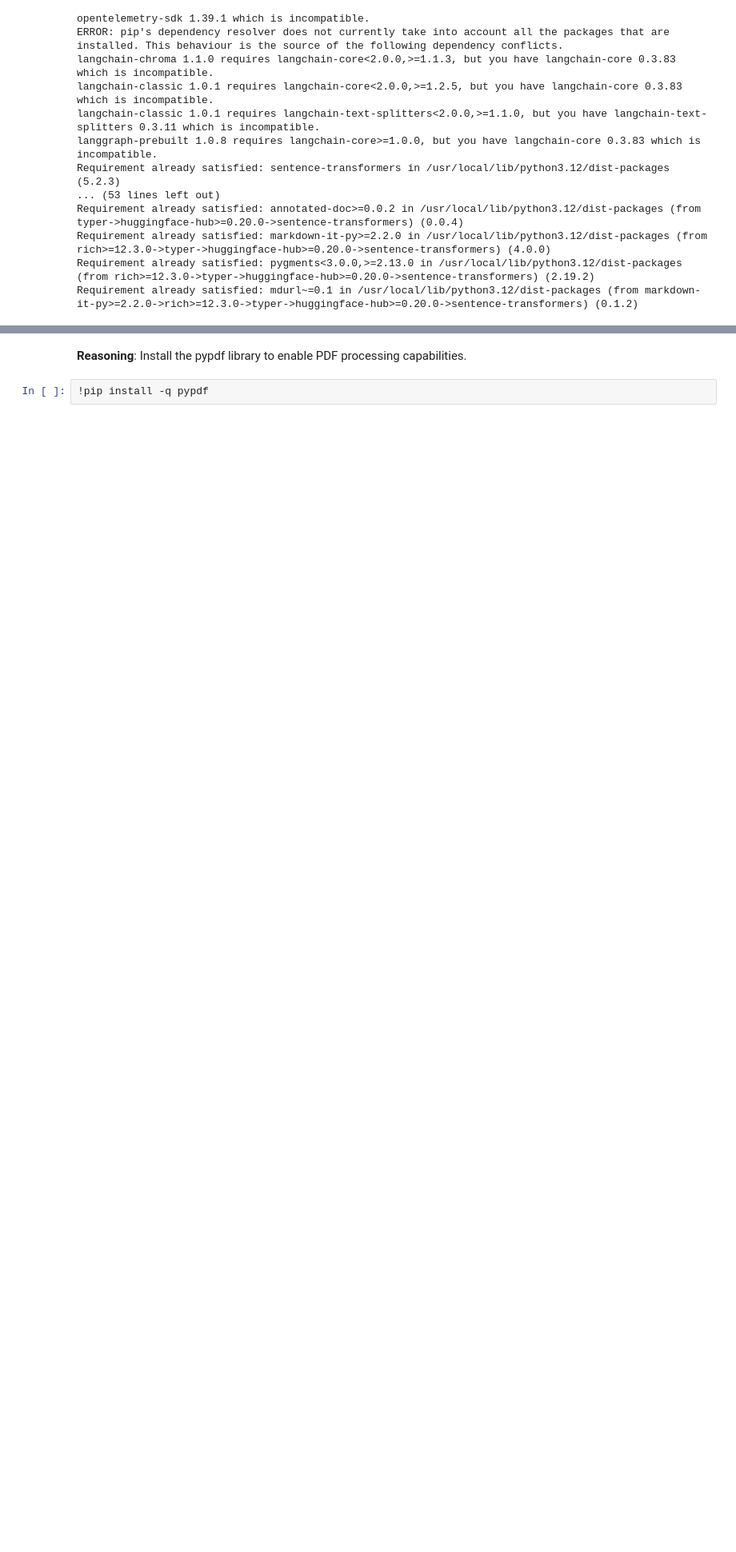
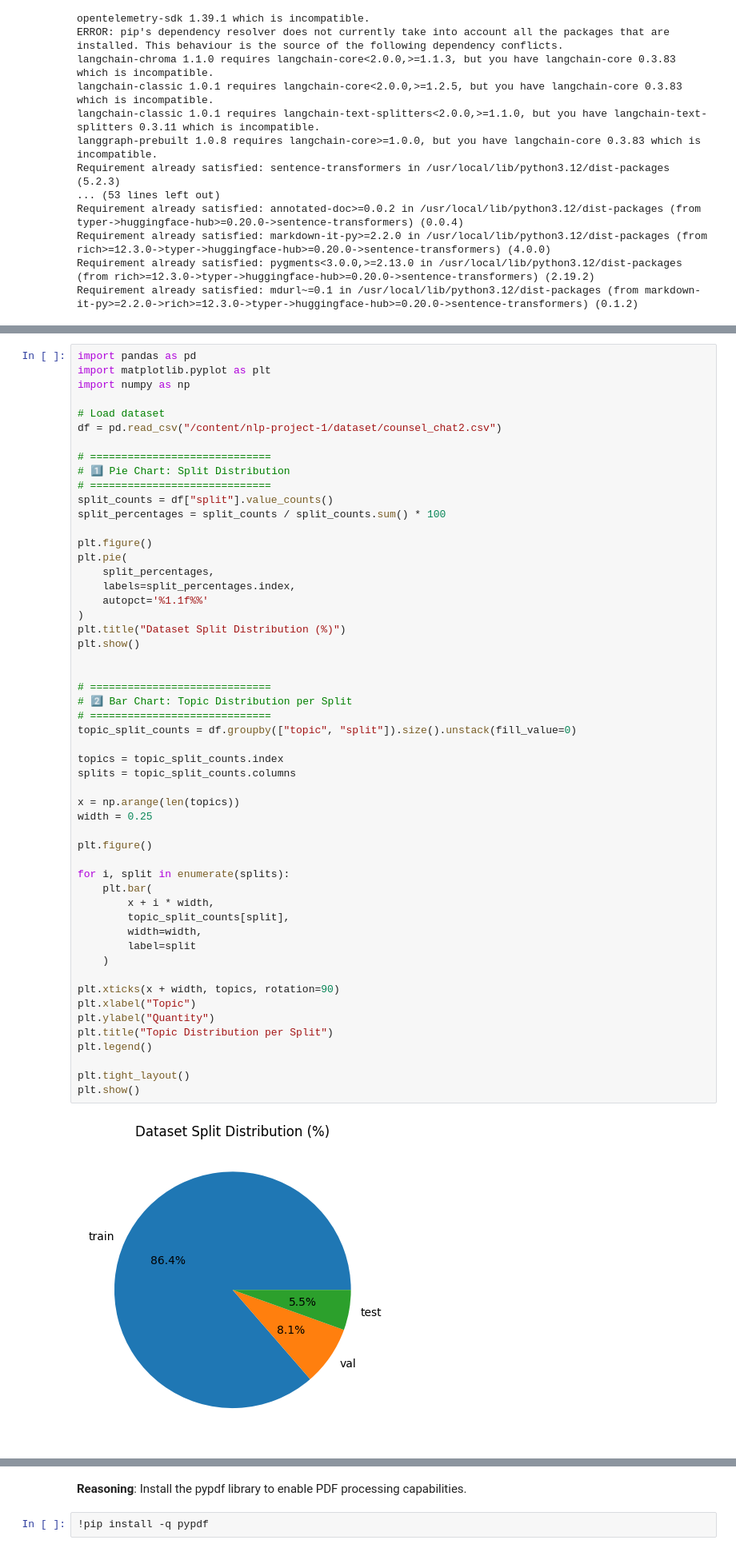
Before and after one commit to NeoRedcraft/nlp-project-1, a Jupyter notebook: Final.ipynb, the cells around one changed output, grey strips where cells are left out. Shown at 80% size. Drawn from its saved outputs; the diff is of its cells as text; blank space fills up the shorter version.

Commit message:
Creating graphs from the new dataset by topics as well!

```diff
--- a/Final.ipynb
+++ b/Final.ipynb
@@ -96,0 +155,55 @@ Requirement already satisfied: mdurl~=0.1 in /usr/local/lib/python3.12/dist-pack
+# %%
+import pandas as pd
+import matplotlib.pyplot as plt
+import numpy as np
+
+# Load dataset
+df = pd.read_csv("/content/nlp-project-1/dataset/counsel_chat2.csv")
+
+# =============================
+# 1️⃣ Pie Chart: Split Distribution
+# =============================
+split_counts = df["split"].value_counts()
+split_percentages = split_counts / split_counts.sum() * 100
+
+plt.figure()
+plt.pie(
+    split_percentages,
+    labels=split_percentages.index,
+    autopct='%1.1f%%'
+)
+plt.title("Dataset Split Distribution (%)")
+plt.show()
+
+
+# =============================
+# 2️⃣ Bar Chart: Topic Distribution per Split
+# =============================
+topic_split_counts = df.groupby(["topic", "split"]).size().unstack(fill_value=0)
+
+topics = topic_split_counts.index
+splits = topic_split_counts.columns
+
+x = np.arange(len(topics))
+width = 0.25
+
+plt.figure()
+
+for i, split in enumerate(splits):
+    plt.bar(
+        x + i * width,
+        topic_split_counts[split],
+        width=width,
+        label=split
+    )
+
+plt.xticks(x + width, topics, rotation=90)
+plt.xlabel("Topic")
+plt.ylabel("Quantity")
+plt.title("Topic Distribution per Split")
+plt.legend()
+
+plt.tight_layout()
+plt.show()
+# %% [output]
+[figure, added]
```
Also changed, not shown: parts of 10 cells of this notebook.
